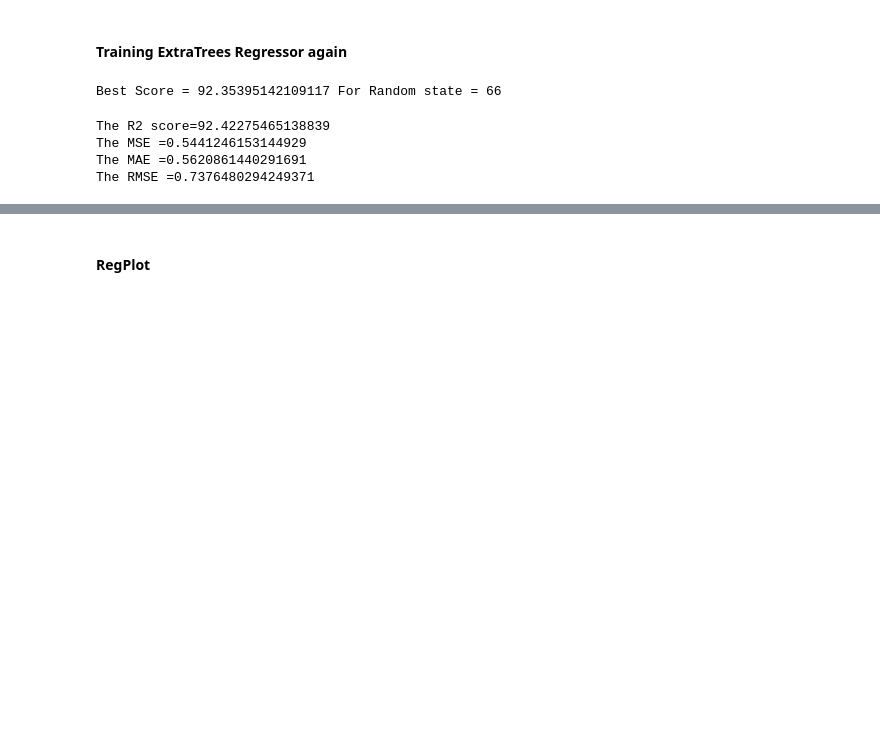
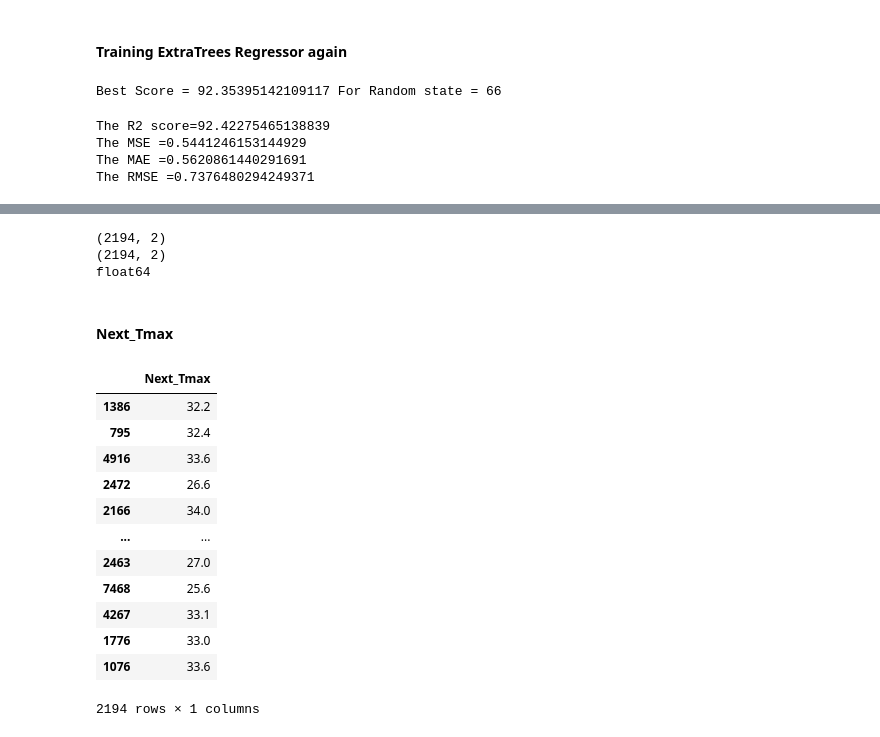
Before and after one commit to SheikhSAli/Temperature-Forecast-Predictions., a Jupyter notebook: Temperature Forecast Predictions Sk.ipynb, the cells around one changed output, grey strips where cells are left out. Drawn from its saved outputs; the diff is of its cells as text; code cells hidden in the pictures; blank space fills up the shorter version.

```diff
--- a/Temperature Forecast Predictions Sk.ipynb
+++ b/Temperature Forecast Predictions Sk.ipynb
@@ -781,2 +810,27 @@ The RMSE =0.7376480294249371
+# %%
+print(y_test.shape)
+print(etr_pred.shape)
+print(etr_pred.dtype)
+# %% [output]
+(2194, 2)
+(2194, 2)
+float64
 # %% [markdown]
-#### RegPlot
+#### Next_Tmax
+# %%
+Next_Tmax = y_test.iloc[: , :1]
+Next_Tmax
+# %% [output]
+|  | Next_Tmax |
+| 1386 | 32.2 |
+| 795 | 32.4 |
+| 4916 | 33.6 |
+| 2472 | 26.6 |
+| 2166 | 34.0 |
+| ... | ... |
+| 2463 | 27.0 |
+| 7468 | 25.6 |
+| 4267 | 33.1 |
+| 1776 | 33.0 |
+| 1076 | 33.6 |
+2194 rows × 1 columns
```
Also changed, not shown: parts of 12 cells of this notebook.
